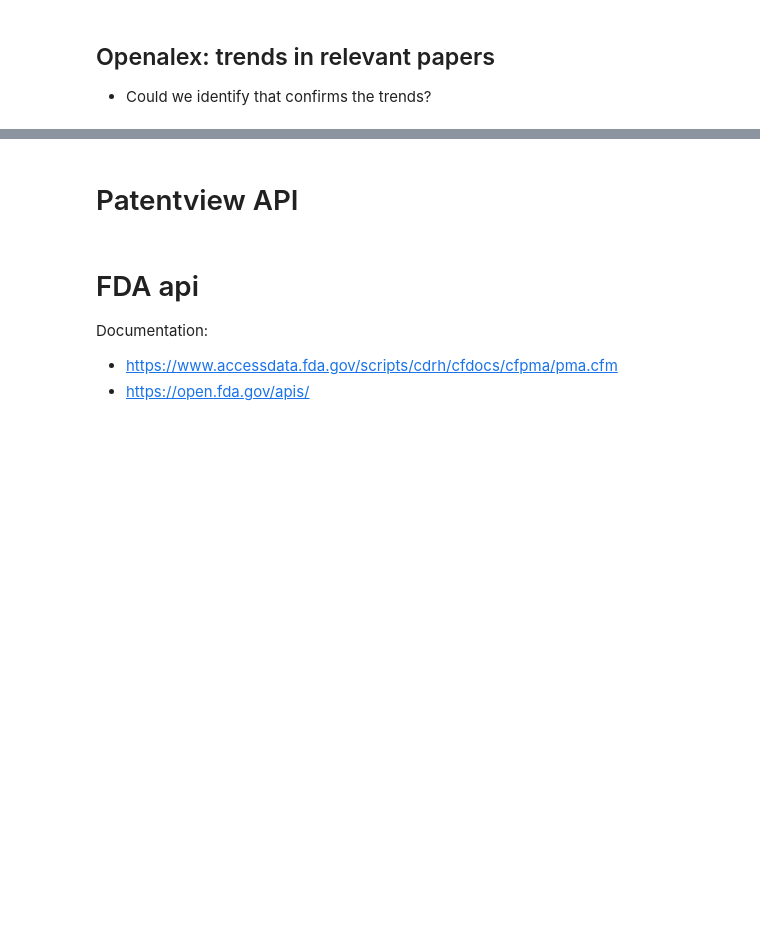
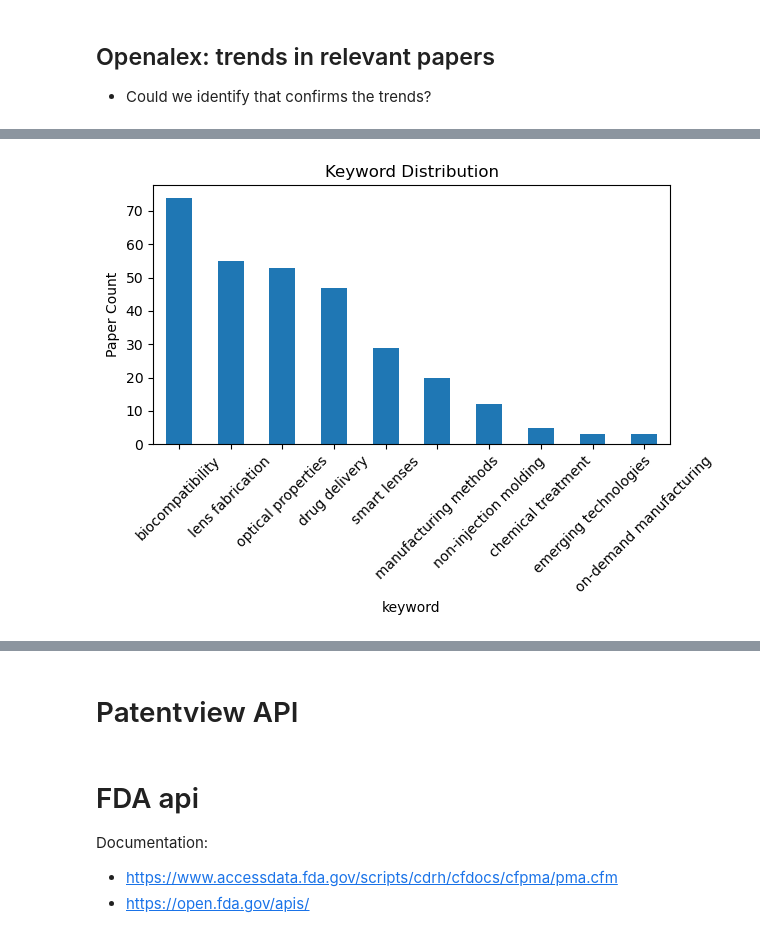
Before and after one commit to darkcyan-ugli-fruit/innolens, a Jupyter notebook: notebooks/01_innolens.ipynb, the cells around one changed output, grey strips where cells are left out. Cells and saved outputs as stored; diff of their text form; code cells hidden in the pictures; blank space fills up the shorter version.

```diff
--- a/notebooks/01_innolens.ipynb
+++ b/notebooks/01_innolens.ipynb
@@ -651,0 +395,11 @@ print(tech_trends_summary)
+# %%
+oa_trends_df['keyword'].value_counts().plot(
+    kind='bar',
+    title='Keyword Distribution',
+    ylabel='Paper Count'
+)
+plt.xticks(rotation=45)
+plt.tight_layout()
+plt.show()
+# %% [output]
+[figure, added]
```
Also changed, not shown: parts of 27 cells of this notebook.
